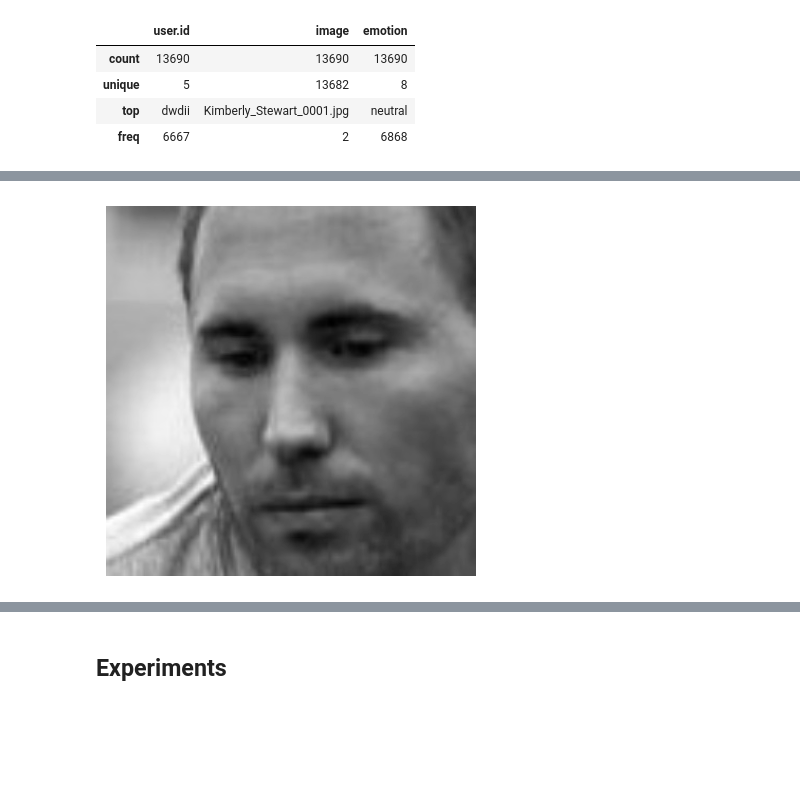
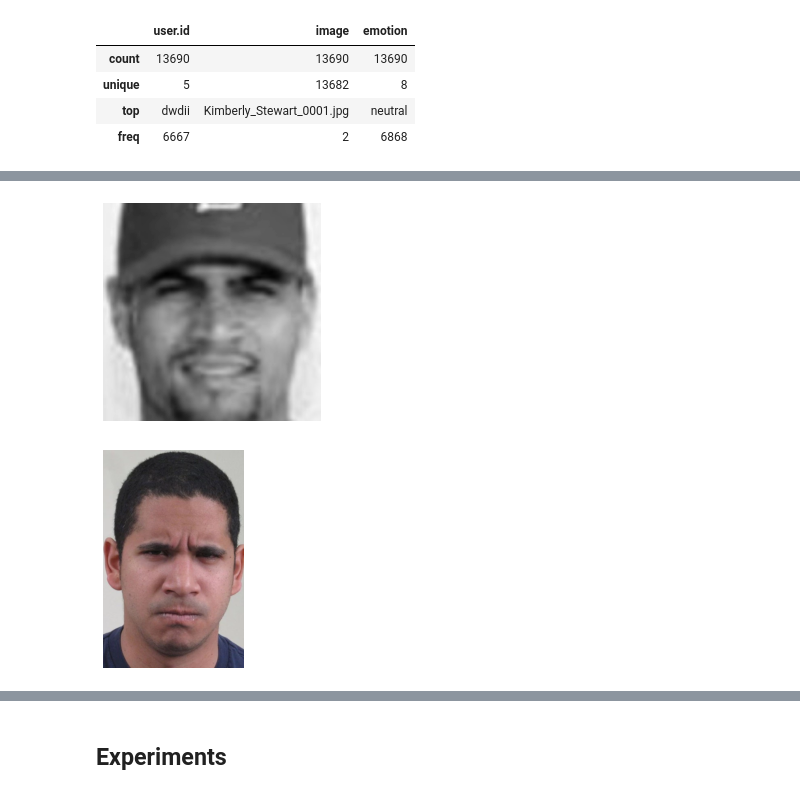
Before and after one commit to tjhu/cs273a-proj, a Jupyter notebook: main.ipynb, the cells around one changed output, grey strips where cells are left out. Drawn from its saved outputs; the diff is of its cells as text; code cells hidden in the pictures; blank space fills up the shorter version.

```diff
--- a/main.ipynb
+++ b/main.ipynb
@@ -61,8 +73,14 @@ for user_name in user_names:
+# %%
+image = plt.imread(f'{IMAGE_DIR}/{data["image"][200]}')
+plt.imshow(image, cmap="gray")
+plt.axis('off')
+plt.show()
+# %% [output]
+[figure, added]
 # %%
-image_paths = list(pathlib.Path(IMAGE_DIR).glob('*.jpg'))
-image = plt.imread(str(image_paths[0]))
+image = plt.imread(f'{IMAGE_DIR}/{data["image"][0]}')
 plt.imshow(image, cmap="gray")
 plt.axis('off')
 plt.show()
 # %% [output]
-[figure, old version]
+[figure, new version]
```
Also changed, not shown: parts of 14 cells of this notebook.
